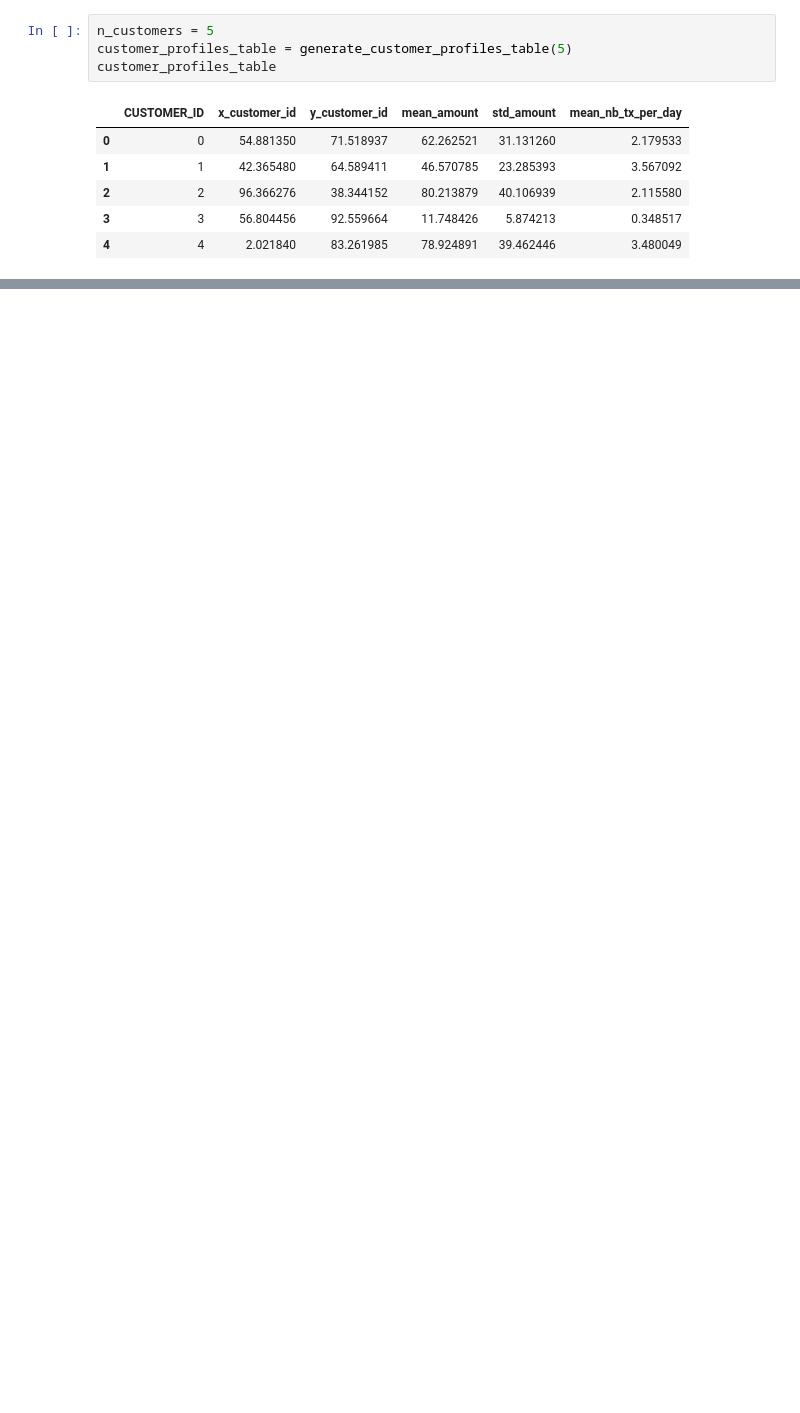
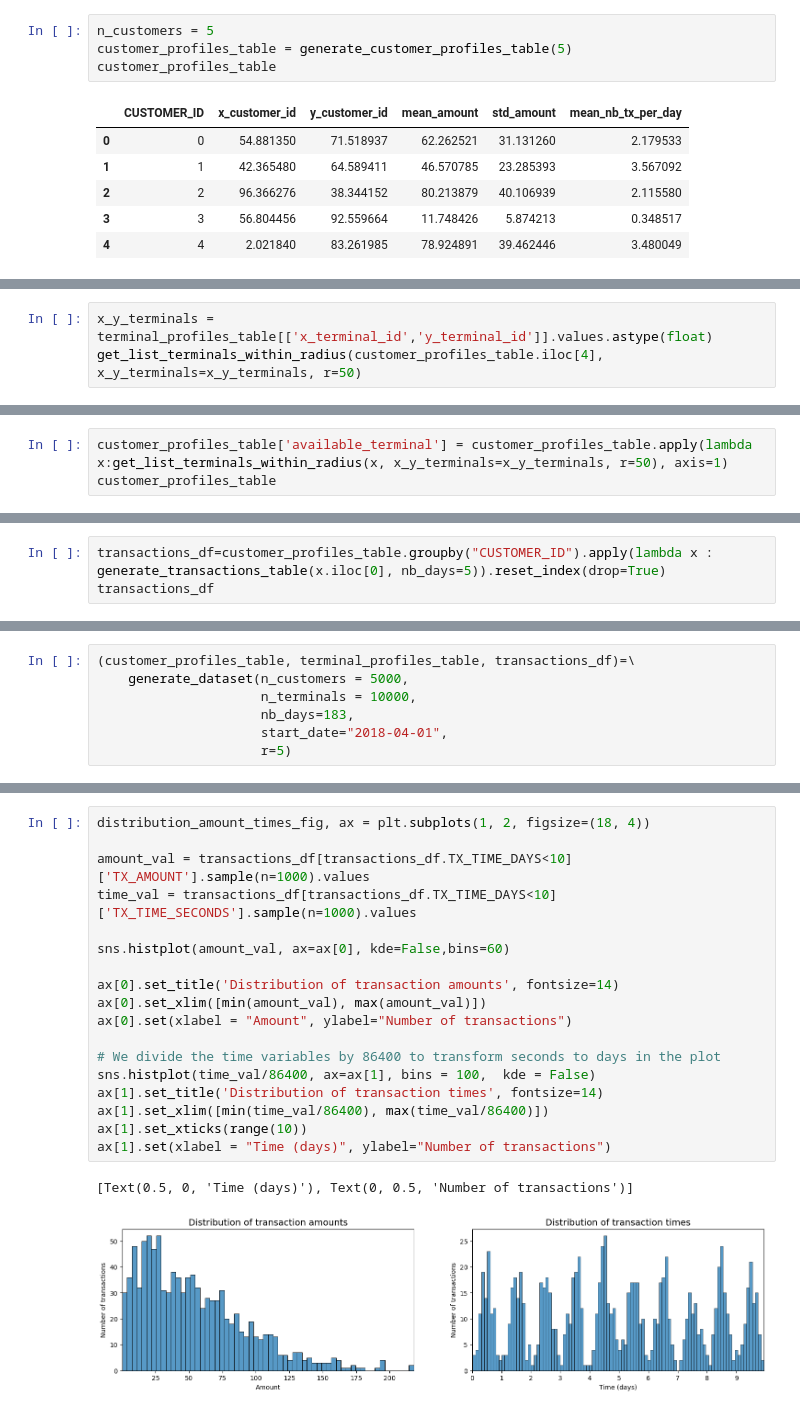
Before and after one commit to hcccccz/fraud_detect, a Jupyter notebook: Untitled-1.ipynb, the cells around one changed output, grey strips where cells are left out. Drawn from its saved outputs; the diff is of its cells as text; blank space fills up the shorter version.

```diff
--- a/Untitled-1.ipynb
+++ b/Untitled-1.ipynb
@@ -44,0 +97,3 @@ customer_profiles_table
+# %%
+x_y_terminals = terminal_profiles_table[['x_terminal_id','y_terminal_id']].values.astype(float)
+get_list_terminals_within_radius(customer_profiles_table.iloc[4], x_y_terminals=x_y_terminals, r=50)
@@ -44,0 +141,3 @@ customer_profiles_table
+# %%
+customer_profiles_table['available_terminal'] = customer_profiles_table.apply(lambda x:get_list_terminals_within_radius(x, x_y_terminals=x_y_terminals, r=50), axis=1)
+customer_profiles_table
@@ -44,0 +224,3 @@ customer_profiles_table
+# %%
+transactions_df=customer_profiles_table.groupby("CUSTOMER_ID").apply(lambda x : generate_transactions_table(x.iloc[0], nb_days=5)).reset_index(drop=True)
+transactions_df
@@ -44,0 +284,7 @@ customer_profiles_table
+# %%
+(customer_profiles_table, terminal_profiles_table, transactions_df)=\
+    generate_dataset(n_customers = 5000,
+                     n_terminals = 10000,
+                     nb_days=183,
+                     start_date="2018-04-01",
+                     r=5)
@@ -44,0 +316,21 @@ customer_profiles_table
+# %%
+distribution_amount_times_fig, ax = plt.subplots(1, 2, figsize=(18, 4))
+
+amount_val = transactions_df[transactions_df.TX_TIME_DAYS<10]['TX_AMOUNT'].sample(n=1000).values
+time_val = transactions_df[transactions_df.TX_TIME_DAYS<10]['TX_TIME_SECONDS'].sample(n=1000).values
+
+sns.histplot(amount_val, ax=ax[0], kde=False,bins=60)
+
+ax[0].set_title('Distribution of transaction amounts', fontsize=14)
+ax[0].set_xlim([min(amount_val), max(amount_val)])
+ax[0].set(xlabel = "Amount", ylabel="Number of transactions")
+
+# We divide the time variables by 86400 to transform seconds to days in the plot
+sns.histplot(time_val/86400, ax=ax[1], bins = 100,  kde = False)
+ax[1].set_title('Distribution of transaction times', fontsize=14)
+ax[1].set_xlim([min(time_val/86400), max(time_val/86400)])
+ax[1].set_xticks(range(10))
+ax[1].set(xlabel = "Time (days)", ylabel="Number of transactions")
+# %% [output]
+[Text(0.5, 0, 'Time (days)'), Text(0, 0.5, 'Number of transactions')]
+[figure, added]
```
Also changed, not shown: parts of 23 cells of this notebook, 1 other file.
